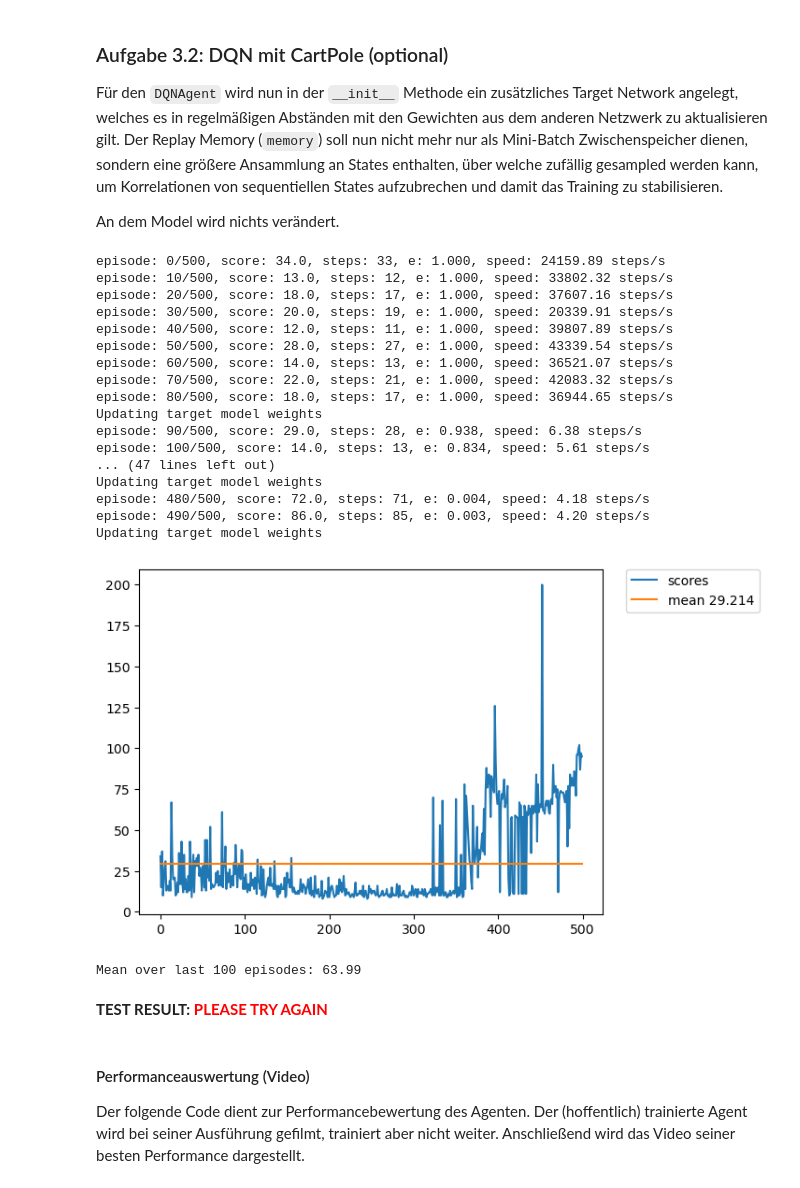
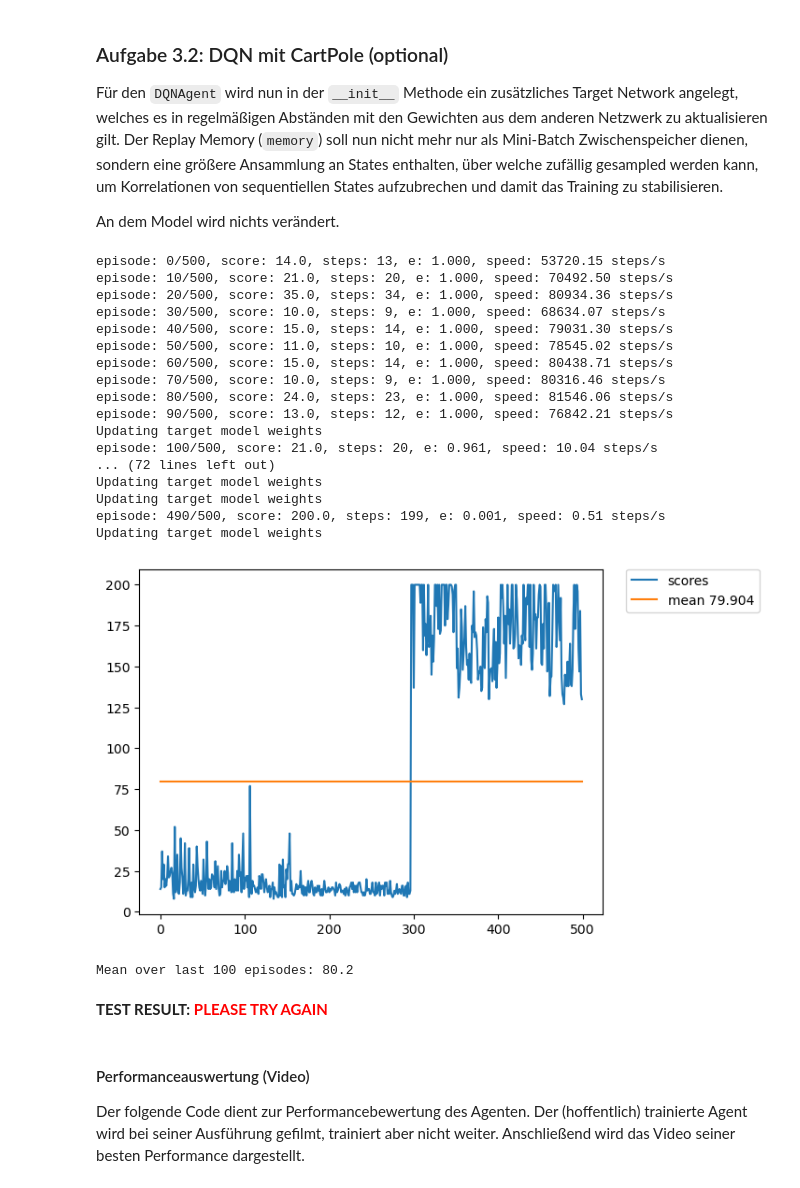
Before and after one commit to CronJorian/ai-lab, a Jupyter notebook: rl/3_cart_pole_dqn.ipynb, the cells around one changed output. Drawn from its saved outputs; the diff is of its cells as text; code cells hidden in the pictures.

```diff
--- a/rl/3_cart_pole_dqn.ipynb
+++ b/rl/3_cart_pole_dqn.ipynb
@@ -457,7 +461,7 @@ class DQNAgent(AbstractAgent):
 
         if self.step >= self.start_replay_step:
             if self.epsilon > self.epsilon_min:
-                self.epsilon *= (1 - self.epsilon_decay)
+                self.epsilon -= self.epsilon_decay
             if self.step % self.target_model_update_interval == 0:
                 print("Updating target model weights")
                 self.target_model.set_weights(self.model.get_weights())
@@ -467,53 +471,53 @@ class DQNAgent(AbstractAgent):
 # %%
 action_size = env.action_space.n
 state_size = env.observation_space.shape[0]
 
 # Hyperparams (should be sufficient)
 gamma = 1.0
 epsilon = 1.0
 epsilon_min = 0.001
 epsilon_decay = 0.0005
-alpha = 0.01
+alpha = 0.001
 batch_size = 32
 memory_size = 50000
 start_replay_step = 2000
 target_model_update_interval = 1000
 
 model = build_model(state_size=state_size, action_size=action_size, alpha=alpha)
 target_model = build_model(state_size=state_size, action_size=action_size, alpha=alpha)
 
 agent = DQNAgent(action_size=action_size, state_size=state_size, model=model, target_model=target_model, batch_size=batch_size,
                  gamma=gamma, epsilon=epsilon, epsilon_decay=epsilon_decay, epsilon_min=epsilon_min,
                  start_replay_step=start_replay_step, target_model_update_interval=target_model_update_interval)
 
 statistics = interact_with_environment(env, agent, n_episodes=500, verbose=True)
 env.close()
 plot_statistics(statistics)
 # %% [output]
-episode: 0/500, score: 34.0, steps: 33, e: 1.000, speed: 24159.89 steps/s
-episode: 10/500, score: 13.0, steps: 12, e: 1.000, speed: 33802.32 steps/s
-episode: 20/500, score: 18.0, steps: 17, e: 1.000, speed: 37607.16 steps/s
-episode: 30/500, score: 20.0, steps: 19, e: 1.000, speed: 20339.91 steps/s
-episode: 40/500, score: 12.0, steps: 11, e: 1.000, speed: 39807.89 steps/s
-episode: 50/500, score: 28.0, steps: 27, e: 1.000, speed: 43339.54 steps/s
-episode: 60/500, score: 14.0, steps: 13, e: 1.000, speed: 36521.07 steps/s
-episode: 70/500, score: 22.0, steps: 21, e: 1.000, speed: 42083.32 steps/s
-episode: 80/500, score: 18.0, steps: 17, e: 1.000, speed: 36944.65 steps/s
+episode: 0/500, score: 14.0, steps: 13, e: 1.000, speed: 53720.15 steps/s
+episode: 10/500, score: 21.0, steps: 20, e: 1.000, speed: 70492.50 steps/s
+episode: 20/500, score: 35.0, steps: 34, e: 1.000, speed: 80934.36 steps/s
+episode: 30/500, score: 10.0, steps: 9, e: 1.000, speed: 68634.07 steps/s
+episode: 40/500, score: 15.0, steps: 14, e: 1.000, speed: 79031.30 steps/s
+episode: 50/500, score: 11.0, steps: 10, e: 1.000, speed: 78545.02 steps/s
+episode: 60/500, score: 15.0, steps: 14, e: 1.000, speed: 80438.71 steps/s
+episode: 70/500, score: 10.0, steps: 9, e: 1.000, speed: 80316.46 steps/s
+episode: 80/500, score: 24.0, steps: 23, e: 1.000, speed: 81546.06 steps/s
+episode: 90/500, score: 13.0, steps: 12, e: 1.000, speed: 76842.21 steps/s
 Updating target model weights
-episode: 90/500, score: 29.0, steps: 28, e: 0.938, speed: 6.38 steps/s
-episode: 100/500, score: 14.0, steps: 13, e: 0.834, speed: 5.61 steps/s
-... (47 lines left out)
+episode: 100/500, score: 21.0, steps: 20, e: 0.961, speed: 10.04 steps/s
+... (72 lines left out)
 Updating target model weights
-episode: 480/500, score: 72.0, steps: 71, e: 0.004, speed: 4.18 steps/s
-episode: 490/500, score: 86.0, steps: 85, e: 0.003, speed: 4.20 steps/s
 Updating target model weights
+episode: 490/500, score: 200.0, steps: 199, e: 0.001, speed: 0.51 steps/s
+Updating target model weights
-[figure, old version]
+[figure, new version]
 # %%
 assert len(statistics) >= 100, 'Please run at least 100 episodes for validating result'
 print('Mean over last 100 episodes: {}'.format(np.mean(list(map(itemgetter('score'), statistics[-100:])))))
 check_test.run_check('mean_score_check', statistics)
 # %% [output]
-Mean over last 100 episodes: 63.99
+Mean over last 100 episodes: 80.2
 **TEST RESULT: <span style="color: red;">PLEASE TRY AGAIN</span>**
 # %% [markdown]
 #### Performanceauswertung (Video)
```
Also changed, not shown: parts of 3 cells of this notebook.
